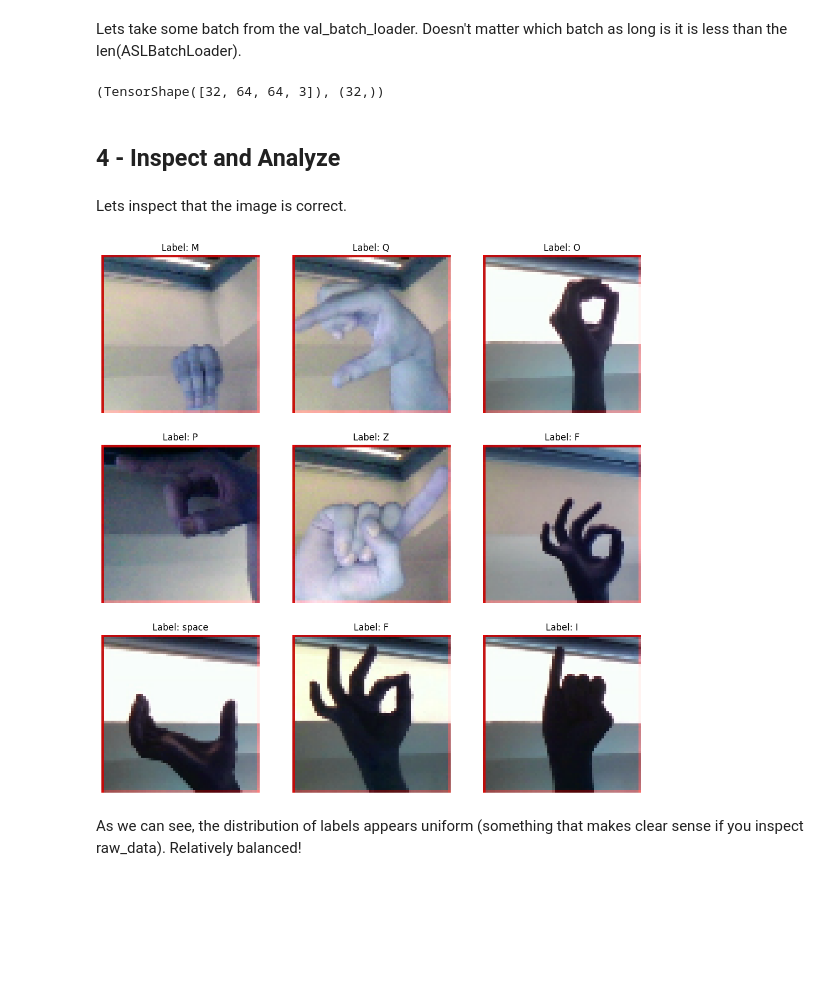
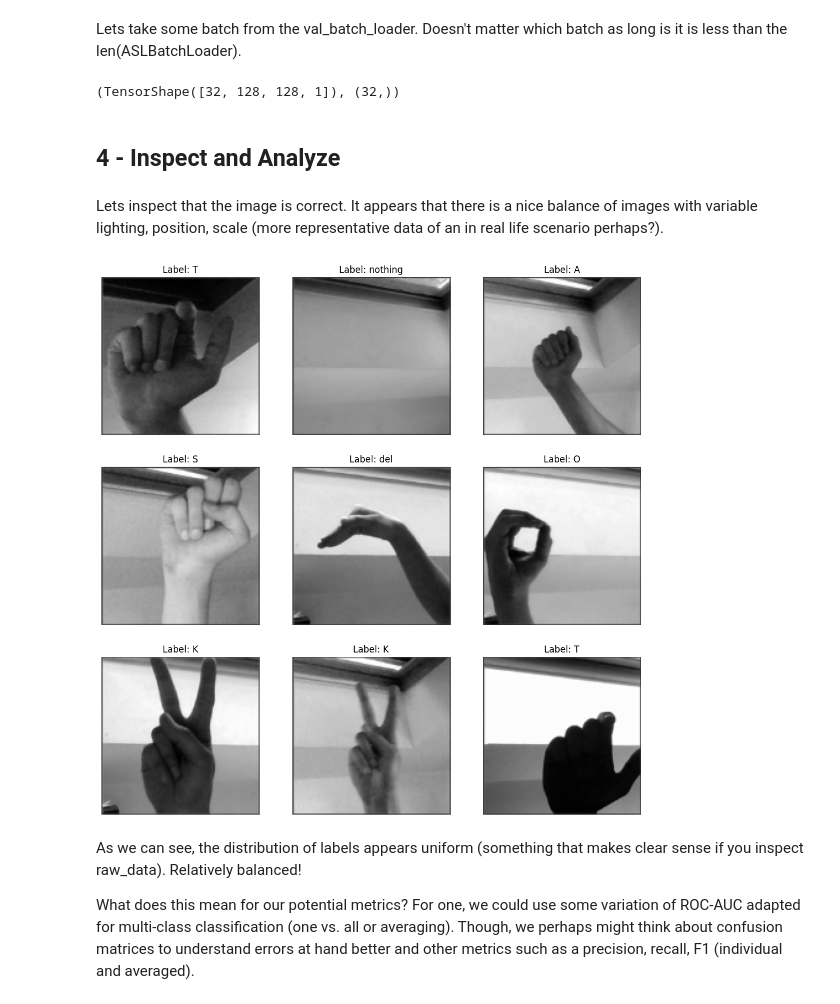
Before and after one commit to Joeshmoe03/ASL-classification, a Jupyter notebook: ASL.ipynb, the cells around one changed output. Saved outputs shown, nothing was run; the diff lists cells and outputs as text; code cells hidden in the pictures; blank space fills up the shorter version.

Commit message:
Better documentation

```diff
--- a/ASL.ipynb
+++ b/ASL.ipynb
@@ -85,7 +101,6 @@ class ASLBatchLoader(tf.keras.utils.PyDataset):
             X_set: np.array - A numpy array containing the paths of the images and
             y_set: np.array - their corresponding labels.
             batch_size: int - The size of the batch that we want to load the data in.
-            shuffle: Bool - Whether or not we want to shuffle the data before loading it.
         '''
         self.X_set = X_set
         self.y_set = y_set
@@ -105,11 +120,11 @@ class ASLBatchLoader(tf.keras.utils.PyDataset):
         This function loads a batch of data from the dataset.
 
         Parameters:
-            index: int - The index of the batch that we want to load from the dataset.
+            index: int - The index of batch that we want to load from the dataset.
 
         Returns:
             X_batch: np.array - A numpy array containing the images of the batch.
-            y_batch: np.array - A numpy array containing the labels of the batch.
+            y_batch: np.array - A numpy array containing labels of the batch.
         '''
 
         # We specify the start of our batch
@@ -127,8 +142,6 @@ class ASLBatchLoader(tf.keras.utils.PyDataset):
         # If no transformation is specified, we simply load the images
         # A transformation is typically something like normalization, resizing, etc.
         X_batch = np.array([cv2.imread(file) for file in X_path_batch])
-
-        # If a transformation is specified, we apply it to the images
         if self.transform is not None:
             X_batch = self.transform(X_batch)
 
@@ -145,9 +160,15 @@ Please see [this TF documentation page](https://www.tensorflow.org/tutorials/ima
 # Batch size for the data loader. NOTE: feel free to change this.
 batch_size = 32
 
+# Grayscale transformation.
+def grayscale(img):
+    return tf.image.rgb_to_grayscale(img)
+
 # At least some degree of resizing and rescaling is the bare minimum often used for transformations. NOTE: feel free to add more.
-transform = tf.keras.Sequential([layers.Resizing(64, 64),
-                                 layers.Rescaling(1./255)])
+# We follow the linked documentation to understand how to use Sequential transformations.
+transform = tf.keras.Sequential([layers.Resizing(128, 128),
+                                 layers.Rescaling(1./255),
+                                 layers.Lambda(grayscale)]) # <-- See documentation linked above. Used it to figure out how to use lambda layer.
 # %% [markdown]
 We then apply our loaders and perform the splitting as usual. X_path is an array of paths to X images. y is the standalone array of labels to those images.
 # %%
@@ -164,15 +185,15 @@ test_batch_loader = ASLBatchLoader(X_set = X_test_path, y_set = y_test, batch_si
 Lets take some batch from the val_batch_loader. Doesn't matter which batch as long is it is less than the len(ASLBatchLoader).
 # %%
 batch_idx = 13
-X_batch_train, y_batch_train = train_batch_loader[batch_idx]
+X_batch_val, y_batch_val = val_batch_loader[batch_idx]
 # %%
-X_batch_train.shape, y_batch_train.shape
+X_batch_val.shape, y_batch_val.shape
 # %% [output]
-(TensorShape([32, 64, 64, 3]), (32,))
+(TensorShape([32, 128, 128, 1]), (32,))
 # %% [markdown]
 ## **4 - Inspect and Analyze**
-# %% [markdown]
-Lets inspect that the image is correct.
+# %% [markdown]
+Lets inspect that the image is correct. It appears that there is a nice balance of images with variable lighting, position, scale (more representative data of an in real life scenario perhaps?).
 # %%
 def visualize_X(X,
                 y,
@@ -185,38 +206,40 @@ def visualize_X(X,
 
     Parameters:
         X: np.array - The images in the dataset.
         y: np.array - The labels in the dataset.
         grayscale: Bool - Whether or not the images are in grayscale.
         n_col: int - The number of columns in the plot.
-        n_row: int - The number of rows in the plot.
-        random_seed: int - The random seed for reproductions.
+        n_row: int - The number of rows in plot.
+        random_seed: int - The random seed.
     '''
     random.seed(random_seed)
 
     # Depending on which transformation is applied, since imshow needs a color mapping.
     if grayscale:
         color = 'gray'
     else:
         color = 'viridis'
 
-    # Basic safety check to ensure there exist enough images. Otherwise get the random indices.
+    # Basic safety check to ensure there exist enough images. Then, get the random indices.
     if n_col * n_row > len(y):
         raise ValueError("The number of columns and rows can not be greater than the number of images.")
     indices = random.choices(range(len(y)), k= n_col * n_row)
 
     # Plot the images and labels
     random.seed(42)
     fig, axes = plt.subplots(n_row, n_col, figsize=(13, 13))
     for i in range(n_row):
         for j in range(n_col):
             axes[i, j].imshow(X[indices[i * n_col + j]], cmap=color)
             axes[i, j].set_title(f"Label: {y[indices[i * n_col + j]]}")
             axes[i, j].axis('off')
     plt.show()
 
-visualize_X(X_batch_train, y_batch_train, grayscale=False, n_col=3, n_row=3, random_seed=42)
+visualize_X(X_batch_val, y_batch_val, grayscale=True, n_col=3, n_row=3, random_seed=42)
 # %% [output]
-[figure, old version]
+[figure, new version]
-# %% [markdown]
-As we can see, the distribution of labels appears uniform (something that makes clear sense if you inspect raw_data). Relatively balanced!
+# %% [markdown]
+As we can see, the distribution of labels appears uniform (something that makes clear sense if you inspect raw_data). Relatively balanced!
+
+What does this mean for our potential metrics? For one, we could use some variation of ROC-AUC adapted for multi-class classification (one vs. all or averaging). Though, we perhaps might think about confusion matrices to understand errors at hand better and other metrics such as a precision, recall, F1 (individual and averaged).
 # %%
```
Also changed, not shown: parts of 7 cells of this notebook, 1 other file.
